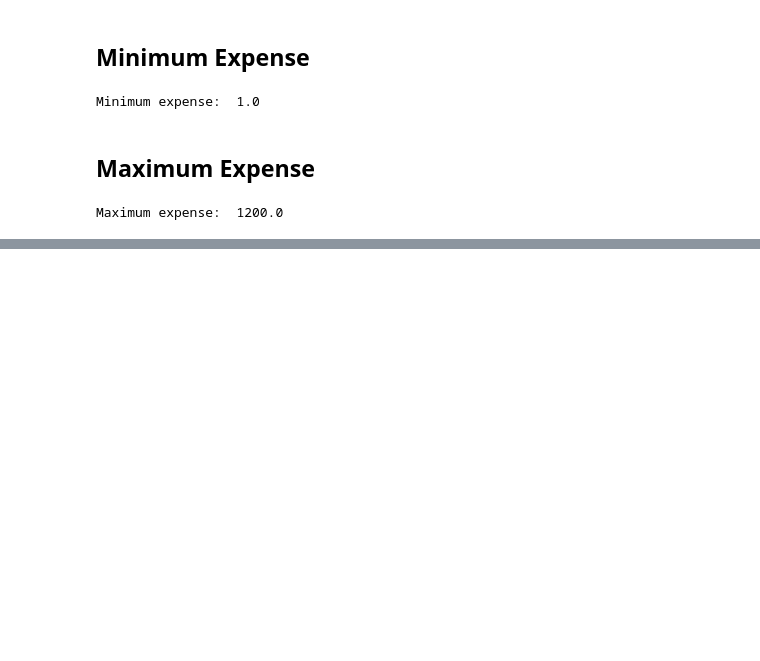
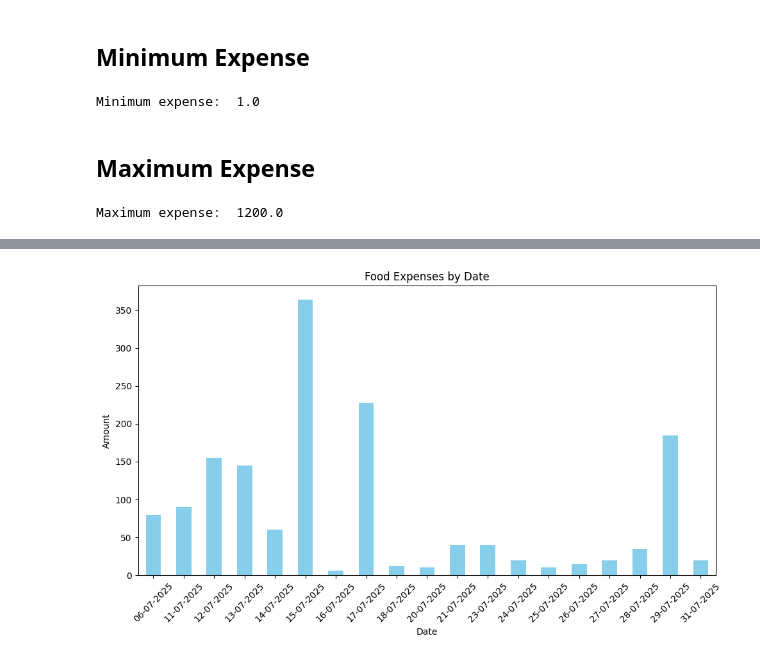
Before and after one commit to kpraham-collab/personal-expenses-analysis, a Jupyter notebook: july_expenses_analysis.ipynb, the cells around one changed output, grey strips where cells are left out. Cells and saved outputs as stored; diff of their text form; code cells hidden in the pictures; blank space fills up the shorter version.

```diff
--- a/july_expenses_analysis.ipynb
+++ b/july_expenses_analysis.ipynb
@@ -63,0 +162,17 @@ Maximum expense:  1200.0
+# %%
+food_expenses = df[(df['Category']=='🍜 Food') & (df['Income/Expense']=='Exp.')]
+food_by_date = food_expenses.groupby('Period')['Amount'].sum()
+
+# food_expenses
+food_by_date
+
+plt.figure(figsize=(10, 6))
+food_by_date.plot(kind='bar', color='skyblue')
+plt.title('Food Expenses by Date')
+plt.xlabel('Date')
+plt.ylabel('Amount')
+plt.xticks(rotation=45 )
+plt.tight_layout()
+# plt.show()
+# %% [output]
+[figure, added]
```
Also changed, not shown: parts of 33 cells of this notebook.
